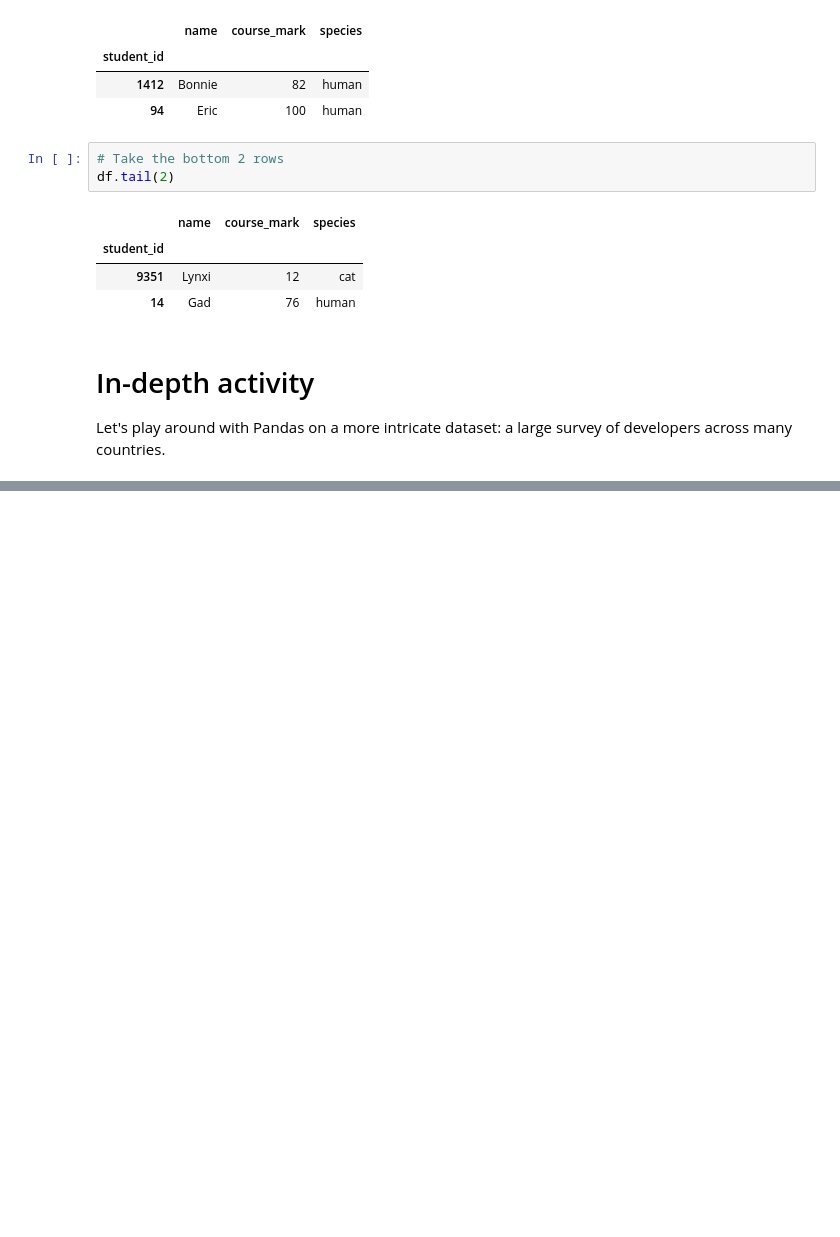
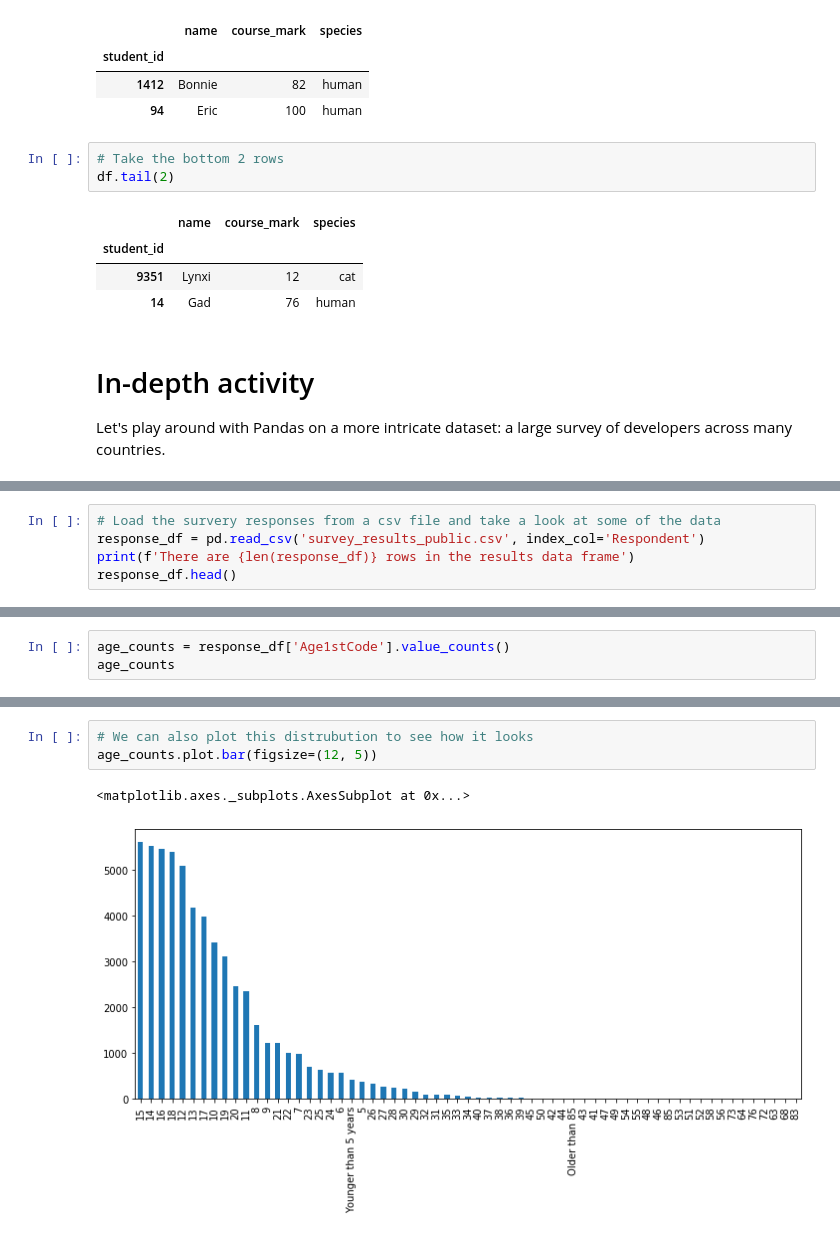
Before and after one commit to EricElmoznino/lighthouse_pandas_tutorial, a Jupyter notebook: pandas_tutorial.ipynb, the cells around one changed output, grey strips where cells are left out. Saved outputs shown, nothing was run; the diff lists cells and outputs as text; blank space fills up the shorter version.

```diff
--- a/pandas_tutorial.ipynb
+++ b/pandas_tutorial.ipynb
@@ -355,0 +358,5 @@ Let's play around with Pandas on a more intricate dataset: a large survey of dev
+# %%
+# Load the survery responses from a csv file and take a look at some of the data
+response_df = pd.read_csv('survey_results_public.csv', index_col='Respondent')
+print(f'There are {len(response_df)} rows in the results data frame')
+response_df.head()
@@ -355,0 +388,3 @@ Let's play around with Pandas on a more intricate dataset: a large survey of dev
+# %%
+age_counts = response_df['Age1stCode'].value_counts()
+age_counts
@@ -355,0 +404,6 @@ Let's play around with Pandas on a more intricate dataset: a large survey of dev
+# %%
+# We can also plot this distrubution to see how it looks
+age_counts.plot.bar(figsize=(12, 5))
+# %% [output]
+<matplotlib.axes._subplots.AxesSubplot at 0x...>
+[figure, added]
```
Also changed, not shown: parts of 24 cells of this notebook.
